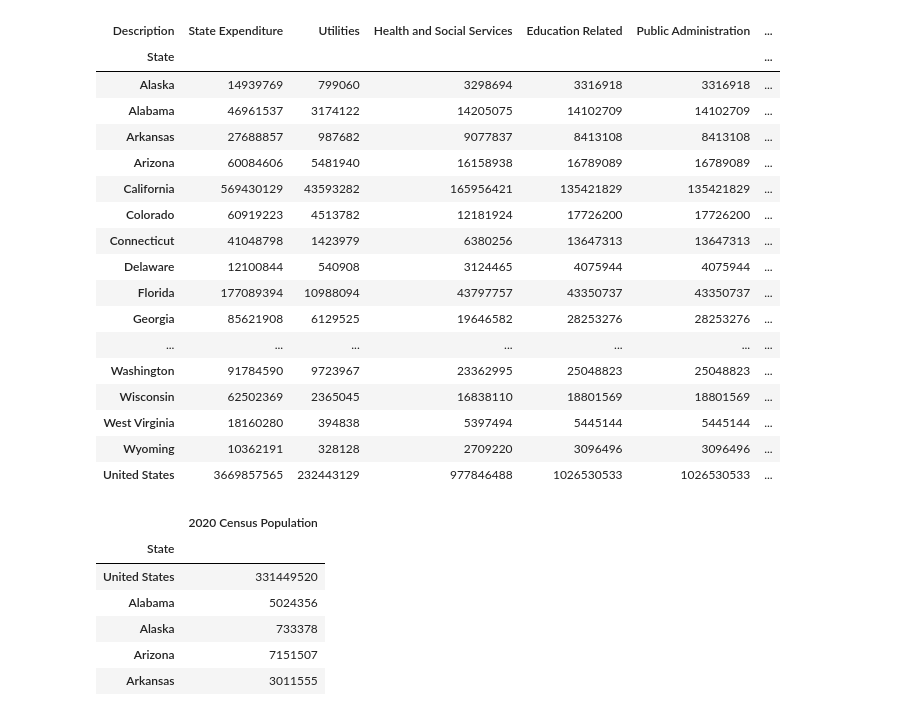
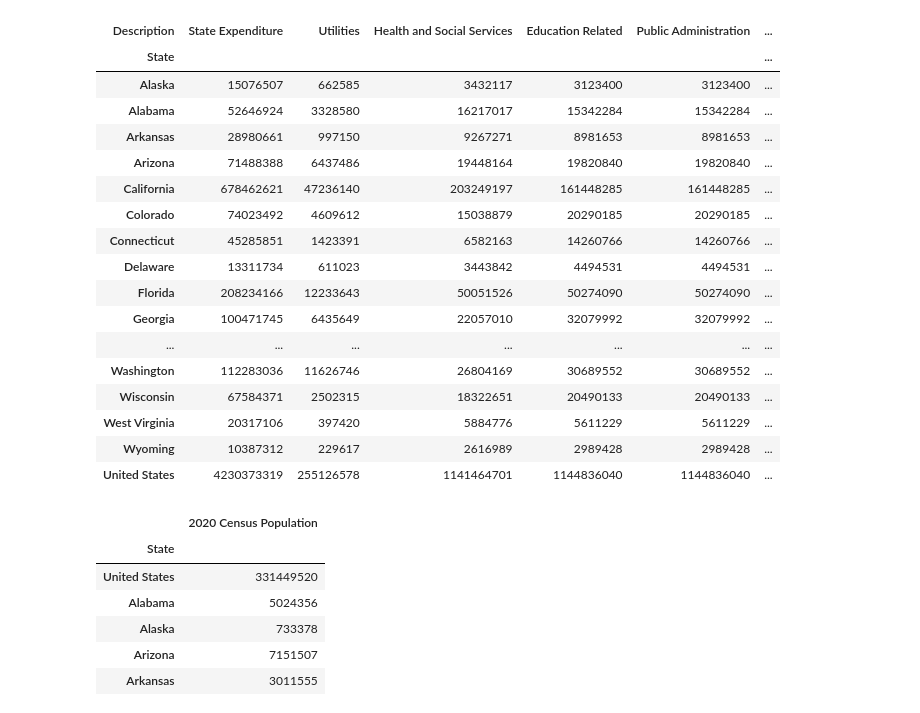
Before and after one commit to uchicago-2023-capp30122/30122-project-cappy-funding, a Jupyter notebook: clean_notebook.ipynb, the cells around one changed output. Cells and saved outputs as stored; diff of their text form; code cells hidden in the pictures.

Commit message:
clean funding done

```diff
--- a/clean_notebook.ipynb
+++ b/clean_notebook.ipynb
@@ -13,13 +119,13 @@ STATE_NAMES_WITH_UNITED_STATES.append("United States")
 # %%
-import pandas as pd
+# CLEANS CENSUS EXPENDITURE
 
-df = pd.read_csv("2017_us_state_finances.csv")
+df = pd.read_csv("2020_us_state_finances.csv")
 df['Description'] = df['Description'].str.strip()
 
 df.rename(columns = {'United States Total':'United States'}, inplace = True)
 
 # Retains only columns required
-df = df[["Description"] + STATE_NAMES_WITH_UNITED_STATES]
+df = df[["Description"] + STATE_NAMES_AND_UNITED_STATES]
 # df = df.loc[:, ~df.columns.str.contains('^Unnamed')]
 
 # Drops rows relating to revenue sources
@@ -54,49 +160,47 @@ for col in [col for col in df.columns]:
         df[col] = df[col].astype(int)
 
 df["Health and Social Services"] = df[social].sum(axis=1)
 df["Education Related"] = df[educ].sum(axis=1)
 df["Public Administration"] = df[educ].sum(axis=1)
 df["Transportation"] = df[transport].sum(axis=1)
 df.drop(columns = social + educ + govt + transport, inplace=True)
 
 required_col_names = [col for col in df.columns[1:]]
 
 for col in [col for col in required_col_names]:
     if col == "State Expenditure":
-        col_name = col + " as % of US Expenditure"
         df["State Total as % of US Total"] = \
             df.apply(lambda x : (x[col] / int(df.loc[df["State"] ==
                 "United States", col])) * 100, axis = 1)
 
     else:
-        col_name = col + " (State Expenditure as % of Total US)"
         df[col + " (State as % of US)"] = \
             df.apply(lambda x : (x[col] / int(df.loc[df["State"] ==
                 "United States", col])) * 100, axis = 1)
 
         df[col + " (% of Total Expenditure)"] = (df[col] /
         df["State Expenditure"] * 100)
 
 df.set_index(["State"], inplace = True)
 
 df
 # %% [output]
 | Description | State Expenditure | Utilities | Health and Social Services | Education Related | Public Administration | ... |
 | State |  |  |  |  |  | ... |
-| Alaska | 14939769 | 799060 | 3298694 | 3316918 | 3316918 | ... |
-| Alabama | 46961537 | 3174122 | 14205075 | 14102709 | 14102709 | ... |
-| Arkansas | 27688857 | 987682 | 9077837 | 8413108 | 8413108 | ... |
-| Arizona | 60084606 | 5481940 | 16158938 | 16789089 | 16789089 | ... |
-| California | 569430129 | 43593282 | 165956421 | 135421829 | 135421829 | ... |
-| Colorado | 60919223 | 4513782 | 12181924 | 17726200 | 17726200 | ... |
-| Connecticut | 41048798 | 1423979 | 6380256 | 13647313 | 13647313 | ... |
-| Delaware | 12100844 | 540908 | 3124465 | 4075944 | 4075944 | ... |
-| Florida | 177089394 | 10988094 | 43797757 | 43350737 | 43350737 | ... |
-| Georgia | 85621908 | 6129525 | 19646582 | 28253276 | 28253276 | ... |
+| Alaska | 15076507 | 662585 | 3432117 | 3123400 | 3123400 | ... |
+| Alabama | 52646924 | 3328580 | 16217017 | 15342284 | 15342284 | ... |
+| Arkansas | 28980661 | 997150 | 9267271 | 8981653 | 8981653 | ... |
+| Arizona | 71488388 | 6437486 | 19448164 | 19820840 | 19820840 | ... |
+| California | 678462621 | 47236140 | 203249197 | 161448285 | 161448285 | ... |
+| Colorado | 74023492 | 4609612 | 15038879 | 20290185 | 20290185 | ... |
+| Connecticut | 45285851 | 1423391 | 6582163 | 14260766 | 14260766 | ... |
+| Delaware | 13311734 | 611023 | 3443842 | 4494531 | 4494531 | ... |
+| Florida | 208234166 | 12233643 | 50051526 | 50274090 | 50274090 | ... |
+| Georgia | 100471745 | 6435649 | 22057010 | 32079992 | 32079992 | ... |
 | ... | ... | ... | ... | ... | ... | ... |
-| Washington | 91784590 | 9723967 | 23362995 | 25048823 | 25048823 | ... |
-| Wisconsin | 62502369 | 2365045 | 16838110 | 18801569 | 18801569 | ... |
-| West Virginia | 18160280 | 394838 | 5397494 | 5445144 | 5445144 | ... |
-| Wyoming | 10362191 | 328128 | 2709220 | 3096496 | 3096496 | ... |
-| United States | 3669857565 | 232443129 | 977846488 | 1026530533 | 1026530533 | ... |
+| Washington | 112283036 | 11626746 | 26804169 | 30689552 | 30689552 | ... |
+| Wisconsin | 67584371 | 2502315 | 18322651 | 20490133 | 20490133 | ... |
+| West Virginia | 20317106 | 397420 | 5884776 | 5611229 | 5611229 | ... |
+| Wyoming | 10387312 | 229617 | 2616989 | 2989428 | 2989428 | ... |
+| United States | 4230373319 | 255126578 | 1141464701 | 1144836040 | 1144836040 | ... |
 # %%
```
Also changed, not shown: parts of 7 cells of this notebook.
